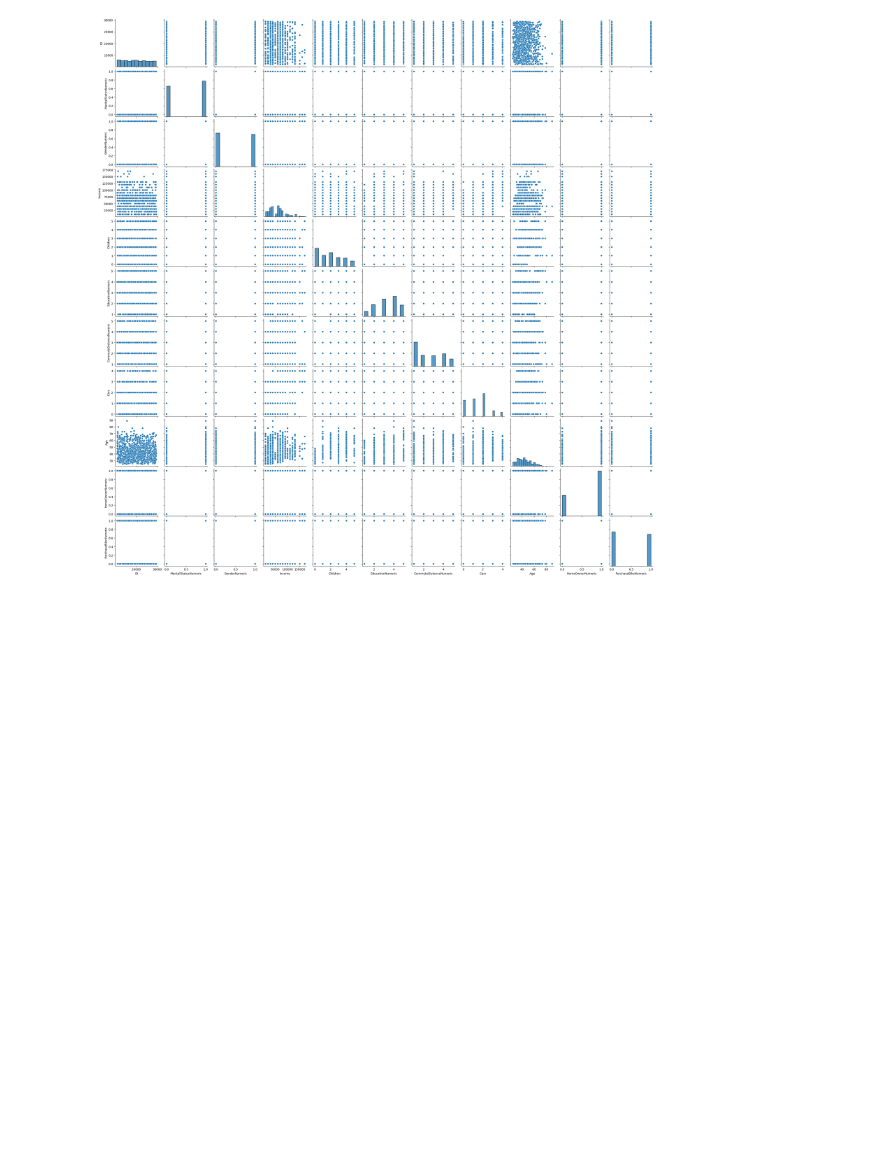
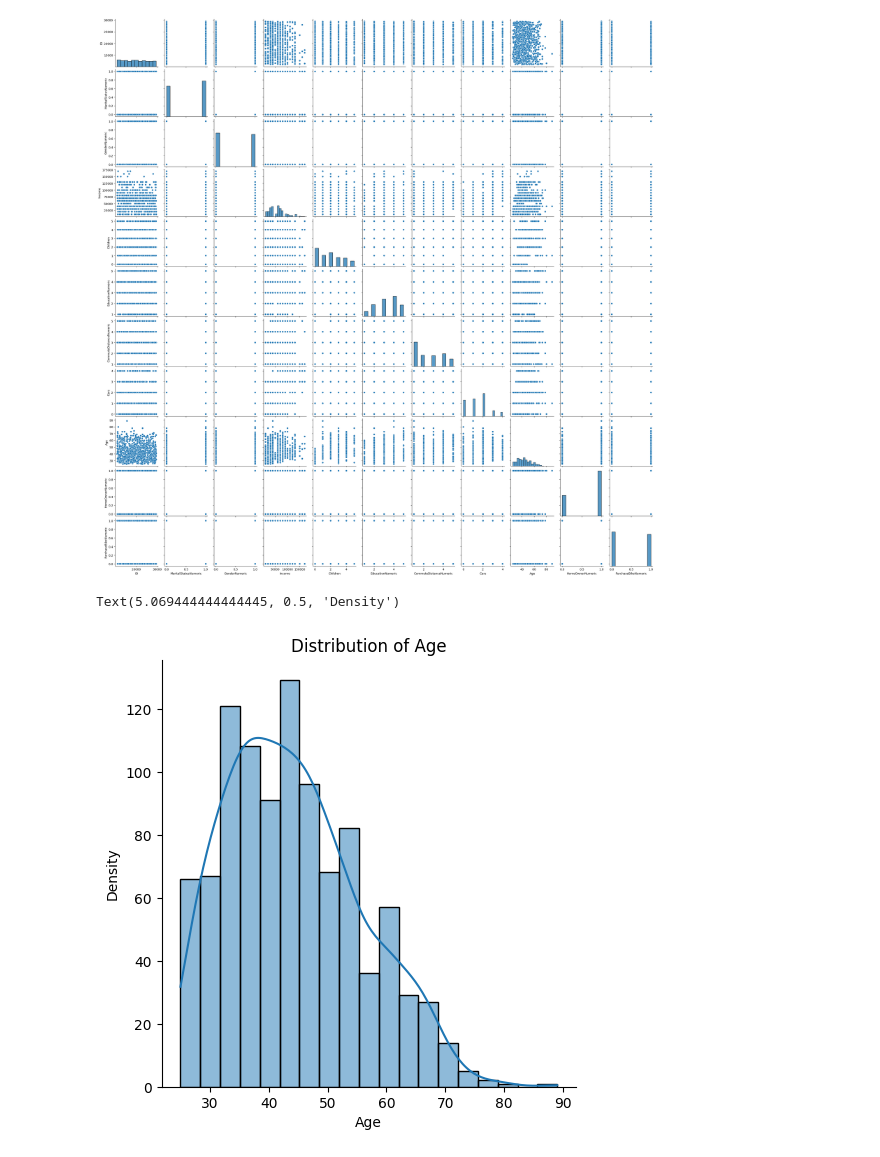
Before and after one commit to lewinskie254/eda, a Jupyter notebook: Anova_On_Steroids.ipynb, the cells around one changed output. Drawn from its saved outputs; the diff is of its cells as text; code cells hidden in the pictures; blank space fills up the shorter version.

```diff
--- a/Anova_On_Steroids.ipynb
+++ b/Anova_On_Steroids.ipynb
@@ -111,3 +111,11 @@ sns.pairplot(df)
 # %% [output]
 <seaborn.axisgrid.PairGrid at 0x...>
 [figure]
+# %%
+sns.displot(data=df['Age'], kde=True)
+plt.title("Distribution of Age")
+plt.xlabel("Age")
+plt.ylabel("Density")
+# %% [output]
+Text(5.069444444444445, 0.5, 'Density')
+[figure, added]
```
Also changed, not shown: parts of 20 cells of this notebook.
